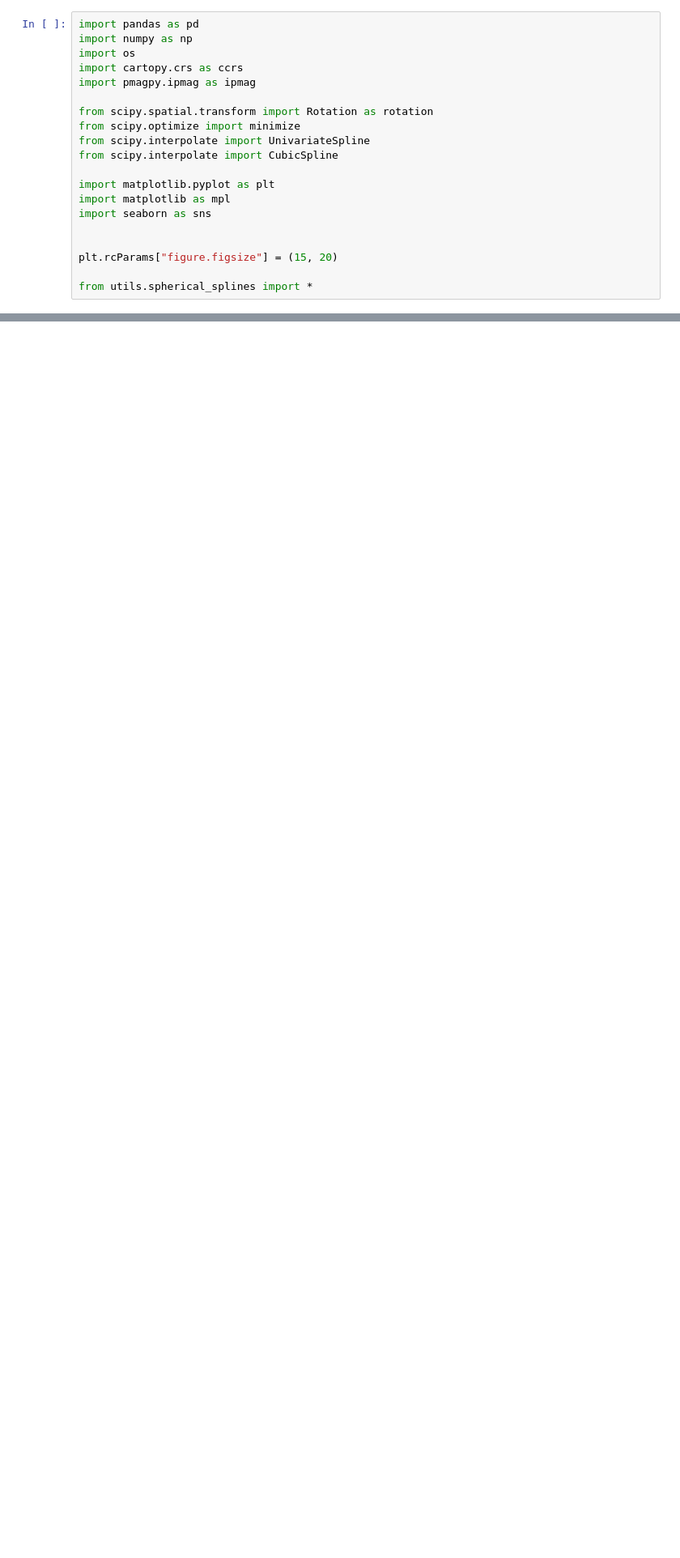
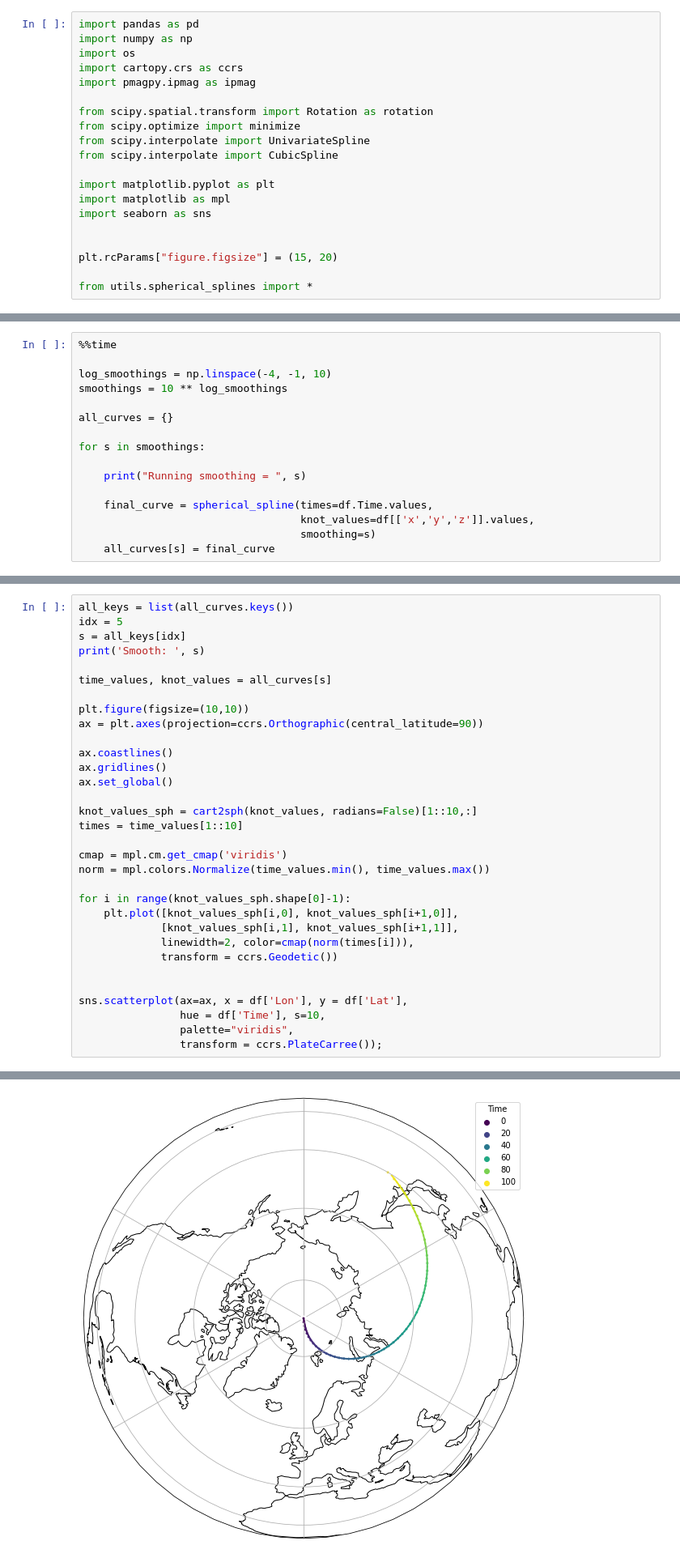
Before and after one commit to PolarWandering/PaleoStats, a Jupyter notebook: Spherical_Splines.ipynb, the cells around one changed output, grey strips where cells are left out. Shown at 81% size. Saved outputs shown, nothing was run; the diff lists cells and outputs as text; blank space fills up the shorter version.

```diff
--- a/Spherical_Splines.ipynb
+++ b/Spherical_Splines.ipynb
@@ -32,0 +102,16 @@ As an example, we are going to use the same example the authors use in the paper
+# %%
+%%time
+
+log_smoothings = np.linspace(-4, -1, 10)
+smoothings = 10 ** log_smoothings
+
+all_curves = {}
+
+for s in smoothings:
+
+    print("Running smoothing = ", s)
+
+    final_curve = spherical_spline(times=df.Time.values,
+                                   knot_values=df[['x','y','z']].values,
+                                   smoothing=s)
+    all_curves[s] = final_curve
@@ -32,0 +138,33 @@ As an example, we are going to use the same example the authors use in the paper
+# %%
+all_keys = list(all_curves.keys())
+idx = 5
+s = all_keys[idx]
+print('Smooth: ', s)
+
+time_values, knot_values = all_curves[s]
+
+plt.figure(figsize=(10,10))
+ax = plt.axes(projection=ccrs.Orthographic(central_latitude=90))
+
+ax.coastlines()
+ax.gridlines()
+ax.set_global()
+
+knot_values_sph = cart2sph(knot_values, radians=False)[1::10,:]
+times = time_values[1::10]
+
+cmap = mpl.cm.get_cmap('viridis')
+norm = mpl.colors.Normalize(time_values.min(), time_values.max())
+
+for i in range(knot_values_sph.shape[0]-1):
+    plt.plot([knot_values_sph[i,0], knot_values_sph[i+1,0]],
+             [knot_values_sph[i,1], knot_values_sph[i+1,1]],
+             linewidth=2, color=cmap(norm(times[i])),
+             transform = ccrs.Geodetic())
+
+
+sns.scatterplot(ax=ax, x = df['Lon'], y = df['Lat'],
+                hue = df['Time'], s=10,
+                palette="viridis",
+                transform = ccrs.PlateCarree());
+# %% [output]
@@ -32,0 +172 @@ As an example, we are going to use the same example the authors use in the paper
+[figure, added]
```
Also changed, not shown: parts of 22 cells of this notebook.
